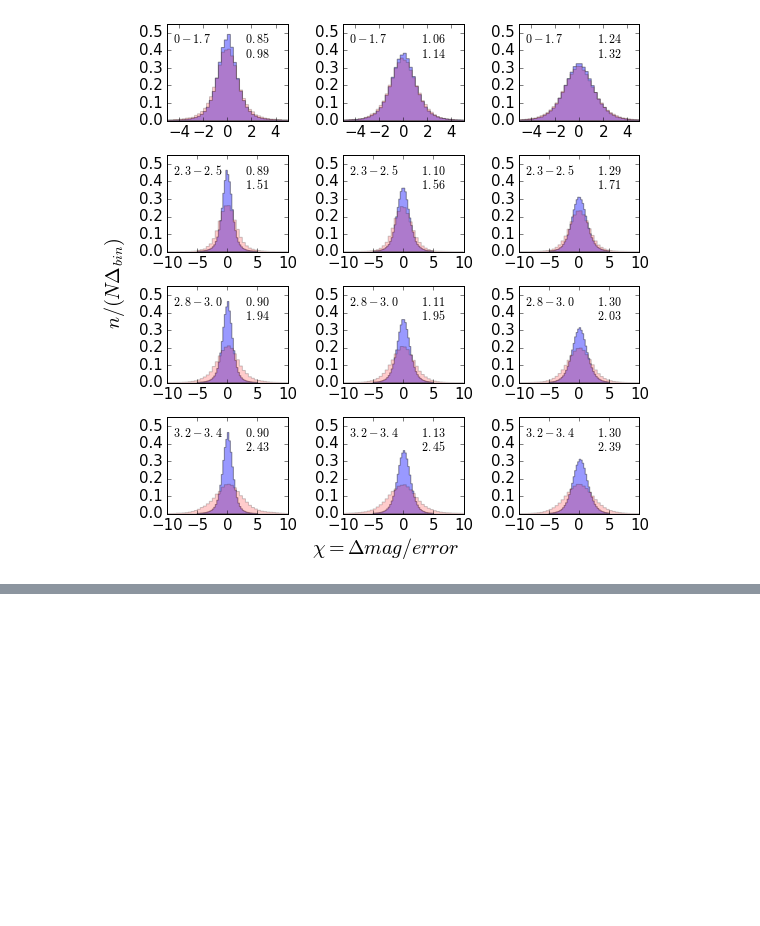
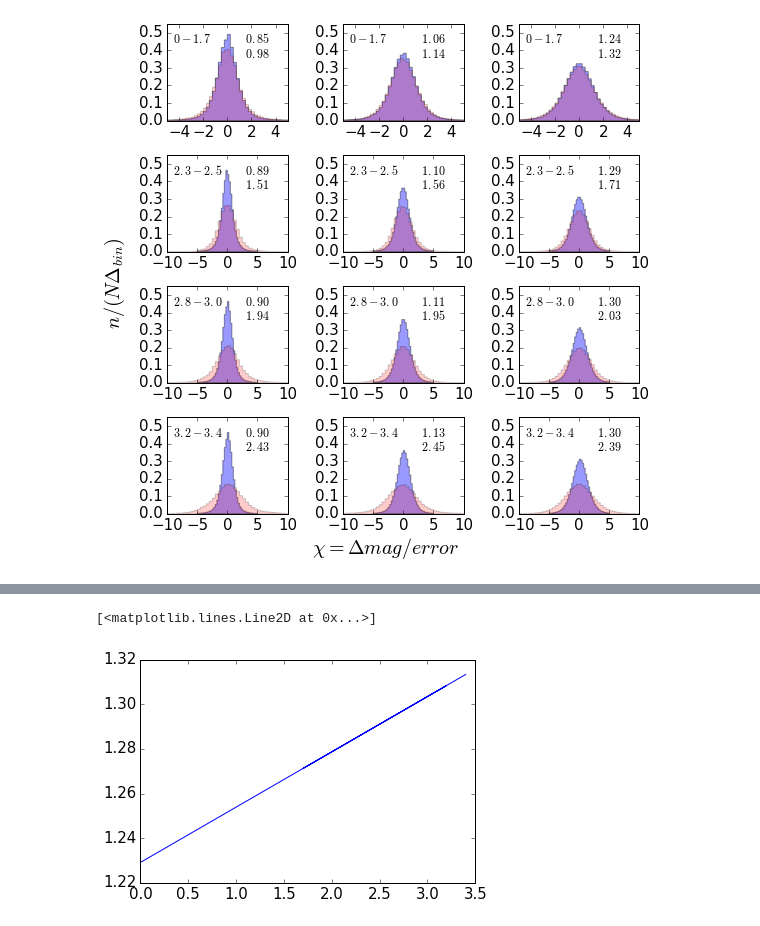
Before and after one commit to suberlak/CRTS_PROJECT, a Jupyter notebook: E_Fig_3_histogram_panels.ipynb, the cells around one changed output, grey strips where cells are left out. Drawn from its saved outputs; the diff is of its cells as text; code cells hidden in the pictures; blank space fills up the shorter version.

```diff
--- a/E_Fig_3_histogram_panels.ipynb
+++ b/E_Fig_3_histogram_panels.ipynb
@@ -310,0 +387,5 @@ np.savetxt(outDir+'SigmaG_chi_-StarsB.txt',store_fc_starB, header='0-1.7  2.3-2.
+# %%
+plt.plot(x,y)
+# %% [output]
+[<matplotlib.lines.Line2D at 0x...>]
+[figure, added]
```
Also changed, not shown: parts of 10 cells of this notebook, 2 other files.
